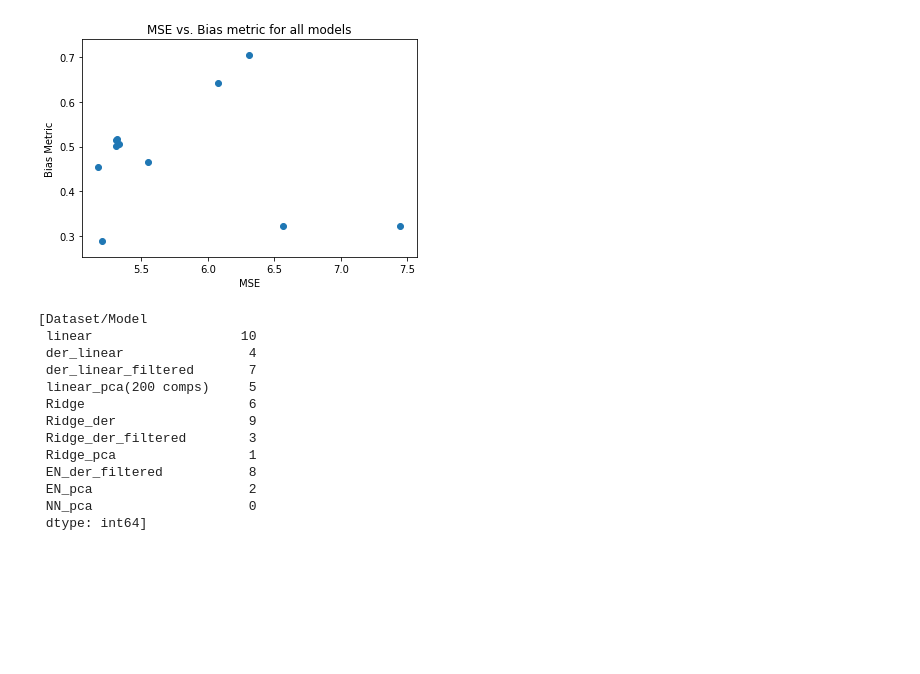
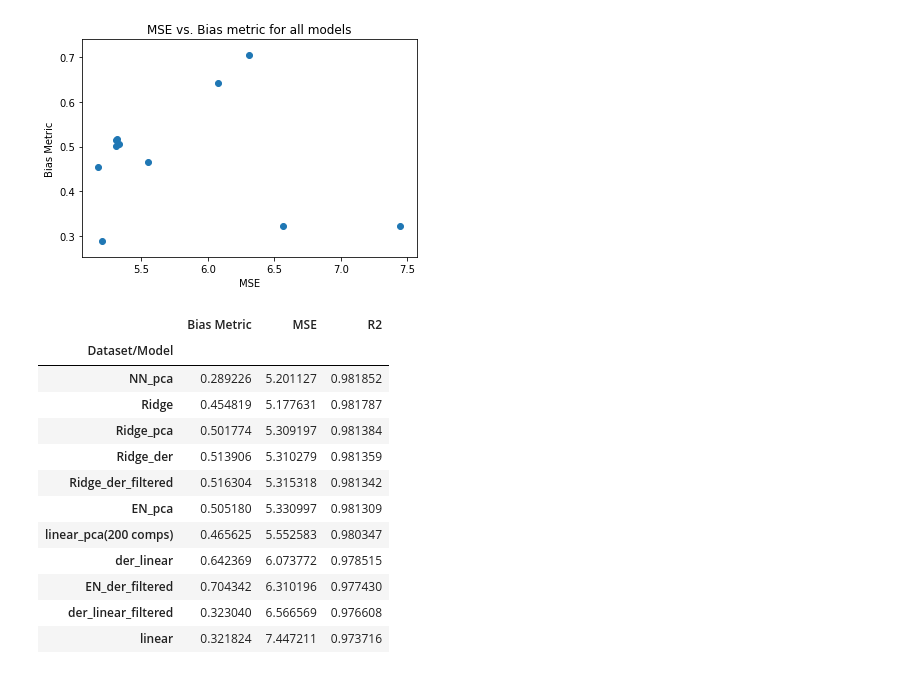
Before and after one commit to zweili/ml_project_2, a Jupyter notebook: Final Notebook.ipynb, the cells around one changed output. Saved outputs shown, nothing was run; the diff lists cells and outputs as text; code cells hidden in the pictures; blank space fills up the shorter version.

Commit message:
Sorted models based on the distance from origin in plot

```diff
--- a/Final Notebook.ipynb
+++ b/Final Notebook.ipynb
@@ -721,18 +721,18 @@ plt.ylabel('Bias Metric')
 Text(0,0.5,'Bias Metric')
 [figure]
 # %%
-[np.argsort(pd_model_info['MSE']**2+(1+pd_model_info['Bias Metric'])**2)]
+pd_model_info.iloc[np.argsort(pd_model_info['MSE']**2+(1+pd_model_info['Bias Metric'])**2),:]
 # %% [output]
-[Dataset/Model
- linear                   10
- der_linear                4
- der_linear_filtered       7
- linear_pca(200 comps)     5
- Ridge                     6
- Ridge_der                 9
- Ridge_der_filtered        3
- Ridge_pca                 1
- EN_der_filtered           8
- EN_pca                    2
- NN_pca                    0
- dtype: int64]
+|  | Bias Metric | MSE | R2 |
+| Dataset/Model |  |  |  |
+| NN_pca | 0.289226 | 5.201127 | 0.981852 |
+| Ridge | 0.454819 | 5.177631 | 0.981787 |
+| Ridge_pca | 0.501774 | 5.309197 | 0.981384 |
+| Ridge_der | 0.513906 | 5.310279 | 0.981359 |
+| Ridge_der_filtered | 0.516304 | 5.315318 | 0.981342 |
+| EN_pca | 0.505180 | 5.330997 | 0.981309 |
+| linear_pca(200 comps) | 0.465625 | 5.552583 | 0.980347 |
+| der_linear | 0.642369 | 6.073772 | 0.978515 |
+| EN_der_filtered | 0.704342 | 6.310196 | 0.977430 |
+| der_linear_filtered | 0.323040 | 6.566569 | 0.976608 |
+| linear | 0.321824 | 7.447211 | 0.973716 |
```
